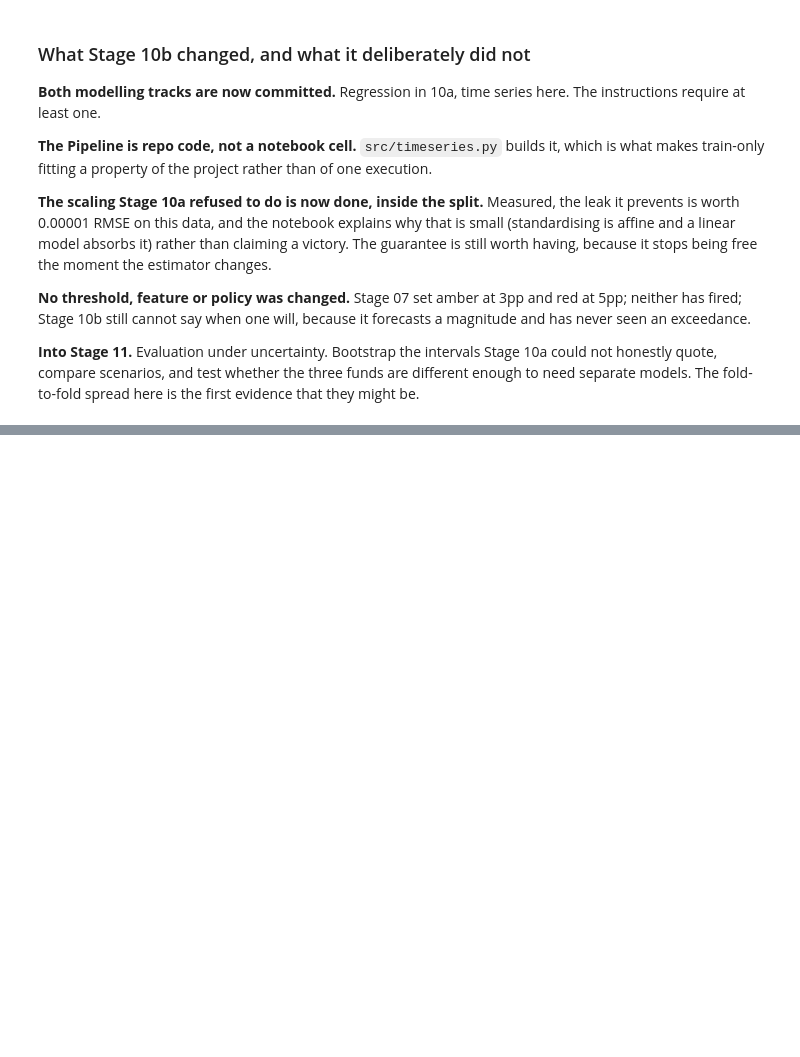
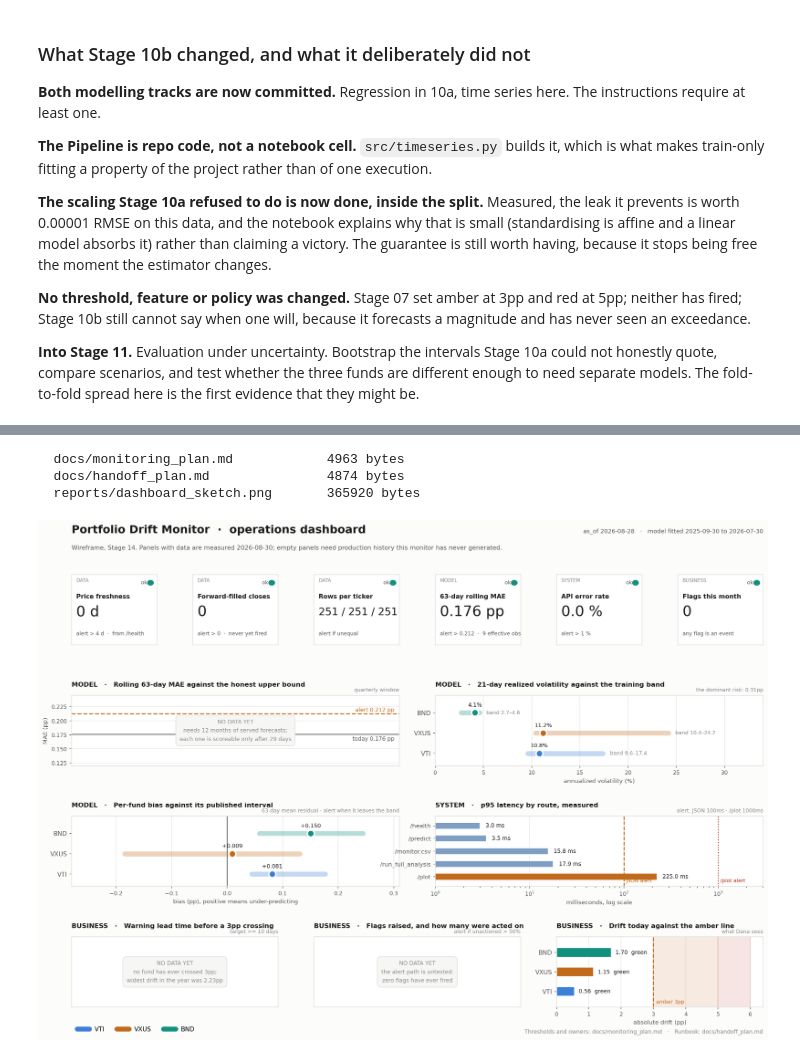
Before and after one commit to anna-cui/bootcamp_Anna_Cui, a Jupyter notebook: project/notebooks/project_pipeline.ipynb, the cells around one changed output, grey strips where cells are left out. Drawn from its saved outputs; the diff is of its cells as text; code cells hidden in the pictures; blank space fills up the shorter version.

Commit message:
Stage 14 project: monitoring plan, handoff runbook, dashboard sketch

```diff
--- a/project/notebooks/project_pipeline.ipynb
+++ b/project/notebooks/project_pipeline.ipynb
@@ -2205,0 +2314,14 @@ as a download. **The principal can move the threshold** through
+# %%
+sketch_14 = ROOT / 'reports' / 'dashboard_sketch.png'
+for name in ['docs/monitoring_plan.md', 'docs/handoff_plan.md', 'reports/dashboard_sketch.png']:
+    p = ROOT / name
+    print('  %-34s %s' % (name, ('%d bytes' % p.stat().st_size) if p.exists() else 'MISSING'))
+
+if sketch_14.exists():
+    from IPython.display import Image, display
+    display(Image(filename=str(sketch_14), width=1000))
+# %% [output]
+  docs/monitoring_plan.md            4963 bytes
+  docs/handoff_plan.md               4874 bytes
+  reports/dashboard_sketch.png       365920 bytes
+[figure, added]
```
Also changed, not shown: parts of 79 cells of this notebook, 6 other files.
